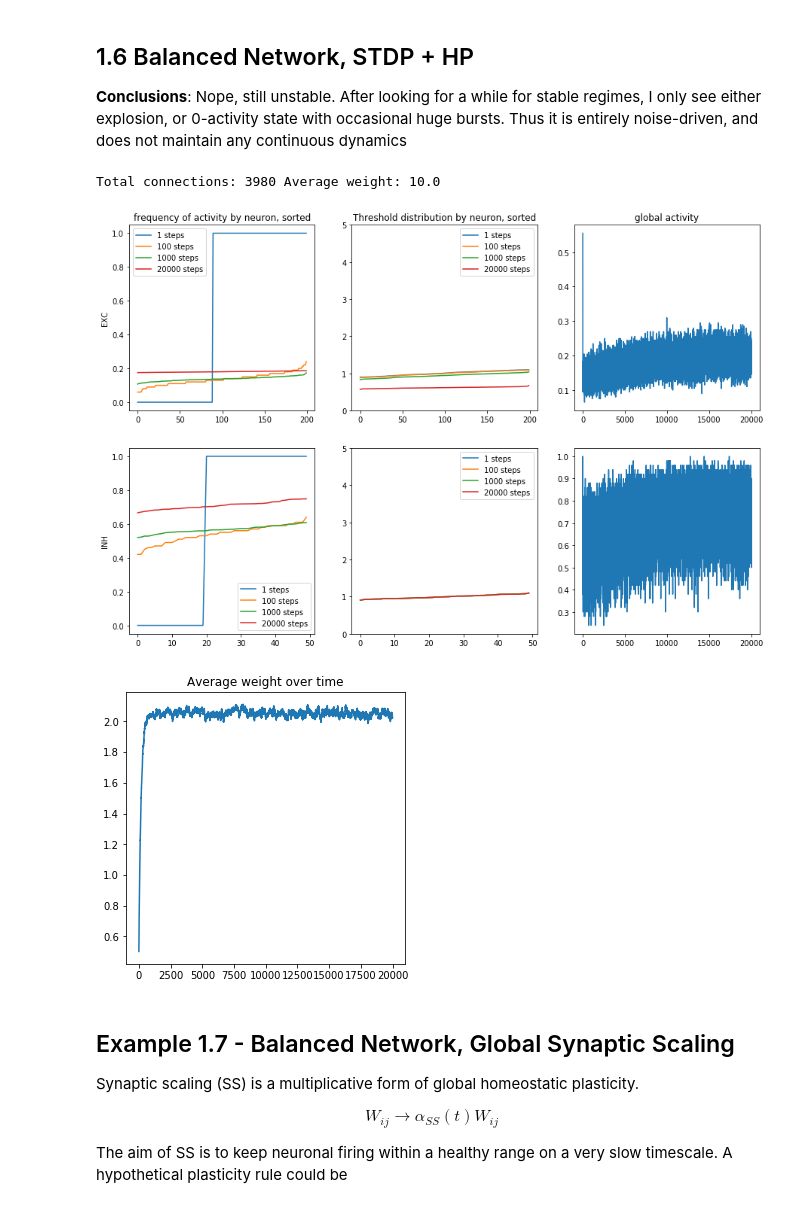
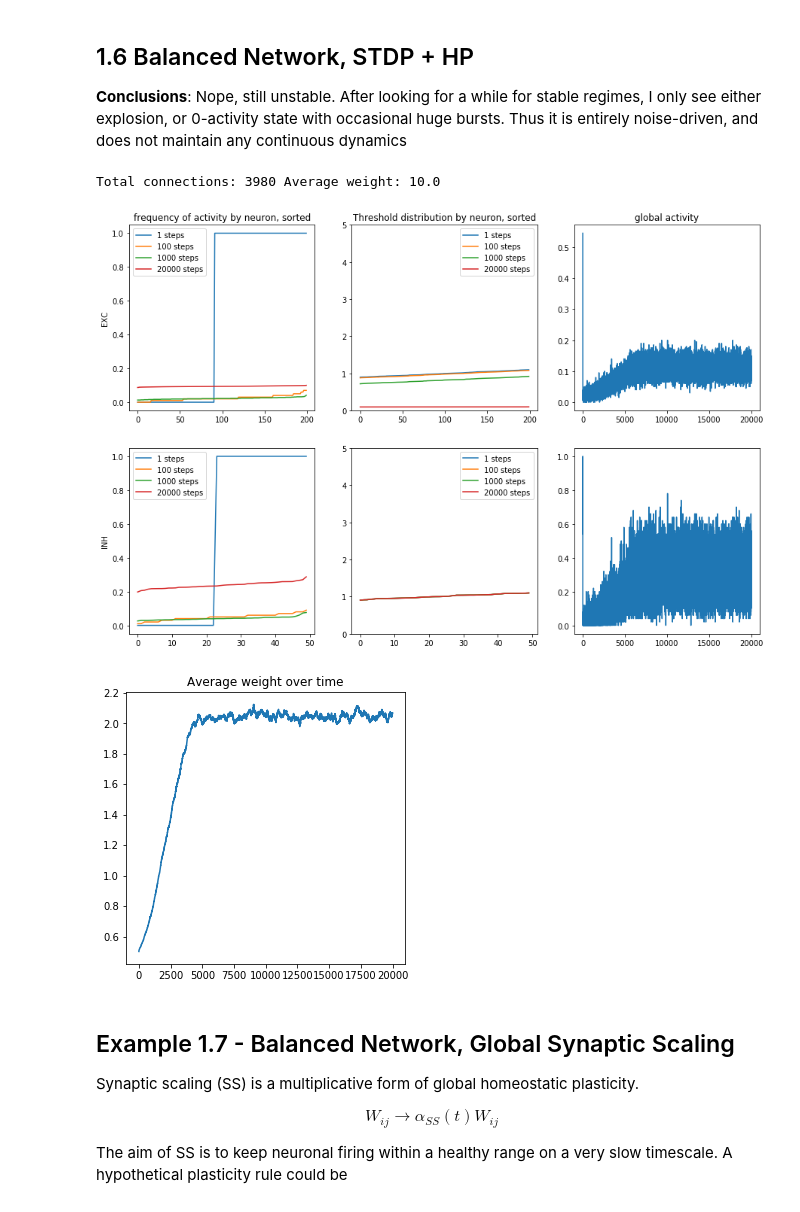
Before and after one commit to aleksejs-fomins/memory-hippo-ca3, a Jupyter notebook: self-contained/reservoir/reservoir-discrete.ipynb, the cells around one changed output. Drawn from its saved outputs; the diff is of its cells as text; code cells hidden in the pictures.

```diff
--- a/self-contained/reservoir/reservoir-discrete.ipynb
+++ b/self-contained/reservoir/reservoir-discrete.ipynb
@@ -175,7 +175,7 @@ p = {
     "N_EXC"     : 100,   # Number of excitatory neurons
     "N_INH"     : 25,    # Number of inhibitory neurons
     "x_0"       : 0.5,   # Average expected activity
-    "nu_avg"    : 0.3,   # Neuronal Noise - average
+    "nu_avg"    : 0.2,   # Neuronal Noise - average
     "T0"        : 1.0,   # Average threshold
     "p_conn"    : 0.1,   # Ratio of number of existing connections to all-to-all
     "W0"        : 10.0   # Total Thresholds produced if all pre-synaptic units are active
@@ -569,7 +569,7 @@ p = {
     "N_EXC"     : 200,   # Number of excitatory neurons
     "N_INH"     : 50,    # Number of inhibitory neurons
     "x_0"       : 0.5,   # Average expected activity
-    "nu_avg"    : 1.0,   # Neuronal Noise - average
+    "nu_avg"    : 0.5,   # Neuronal Noise - average
     "T0"        : 1.0,   # Average threshold
     "p_conn"    : 0.1,   # Ratio of number of existing connections to all-to-all
     "eta_STDP"  : 1.0,   # Rate of STDP
@@ -660,35 +660,35 @@ for i in range(N_STEP-1):
 fig, ax = plt.subplots(nrows = 2, ncols=3, figsize=(15, 10))
 
 typeRange = {'EXC' : np.array(range(p['N_EXC'])), 'INH' : np.array(range(p['N_EXC'], p['N']))}
 for i, ntype in enumerate(['EXC', 'INH']):
     for step in [1, 100, 1000, N_STEP]:
         ax[i][0].plot(np.sort(np.mean(x_hist[:step, typeRange[ntype]], axis=0)), label=str(step)+' steps')
         ax[i][1].plot(np.sort(T_hist[step-1, typeRange[ntype]]), label=str(step)+' steps')
 
     ax[i][2].plot(np.mean(x_hist[:, typeRange[ntype]], axis=1))
 
     ax[i][0].legend()
     ax[i][1].legend()
     ax[i][1].set_ylim(0, p['max_T'])
 
 ax[0][0].set_ylabel("EXC")
 ax[1][0].set_ylabel("INH")
 
 ax[0][0].set_title("frequency of activity by neuron, sorted")
 ax[0][1].set_title("Threshold distribution by neuron, sorted")
 ax[0][2].set_title("global activity")
 #ax[2].set_title("global inhibition strength")
 
 plt.show()
 
 plt.figure(figsize=(5,5))
 plt.plot(W_hist)
 plt.title("Average weight over time")
 plt.show()
 # %% [output]
 Total connections: 3980 Average weight: 10.0
-[figure, old version]
+[figure, new version]
-[figure, old version]
+[figure, new version]
 # %% [markdown]
 ## Example 1.7 - Balanced Network, Global Synaptic Scaling
 
```
Also changed, not shown: parts of 7 cells of this notebook, 3 other files.
